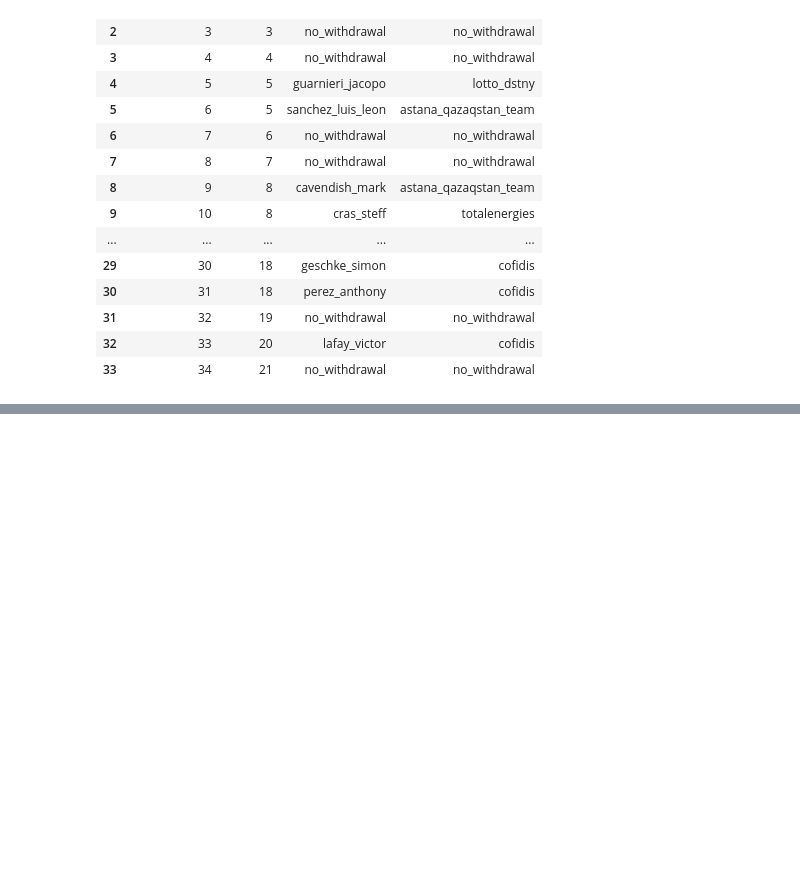
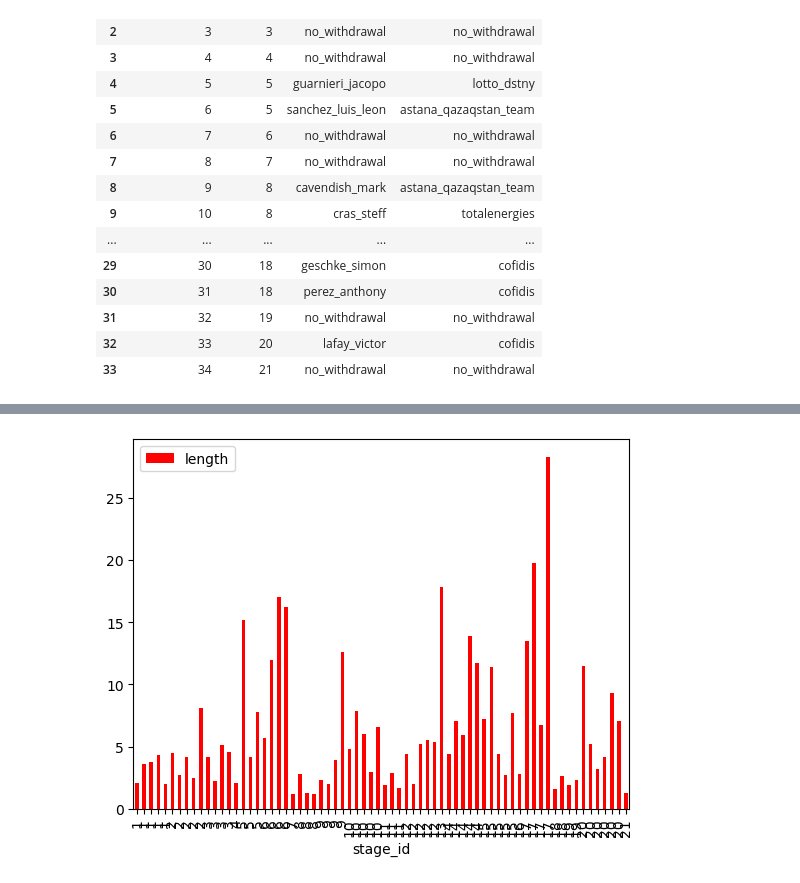
Before and after one commit to luisgh87/w4-project_ETL, a Jupyter notebook: notebooks/data_cleansing.ipynb, the cells around one changed output, grey strips where cells are left out. Cells and saved outputs as stored; diff of their text form; code cells hidden in the pictures; blank space fills up the shorter version.

```diff
--- a/notebooks/data_cleansing.ipynb
+++ b/notebooks/data_cleansing.ipynb
@@ -744,3 +802,17 @@ KeyboardInterrupt
 # exportar a csv los datos de withdrawals_df2
 
 withdrawals_df2.to_csv('withdrawals_clean.csv', index=False)
+# %%
+# importar el csv de stages_climbs_clean.csv
+
+stages_climbs_df = pd.read_csv('C:/Users/luiso/IRONHACK/w4-project_ETL/data/stages_climbs_clean.csv')
+# %%
+# crear una grafica de barras con los datos de los puertos de montaña de tour de france
+
+import matplotlib.pyplot as plt
+
+stages_climbs_df.plot(kind='bar',x='stage_id',y='length',color='red')
+
+plt.show()
+# %% [output]
+[figure, added]
```
Also changed, not shown: parts of 11 cells of this notebook, 1 other file.
